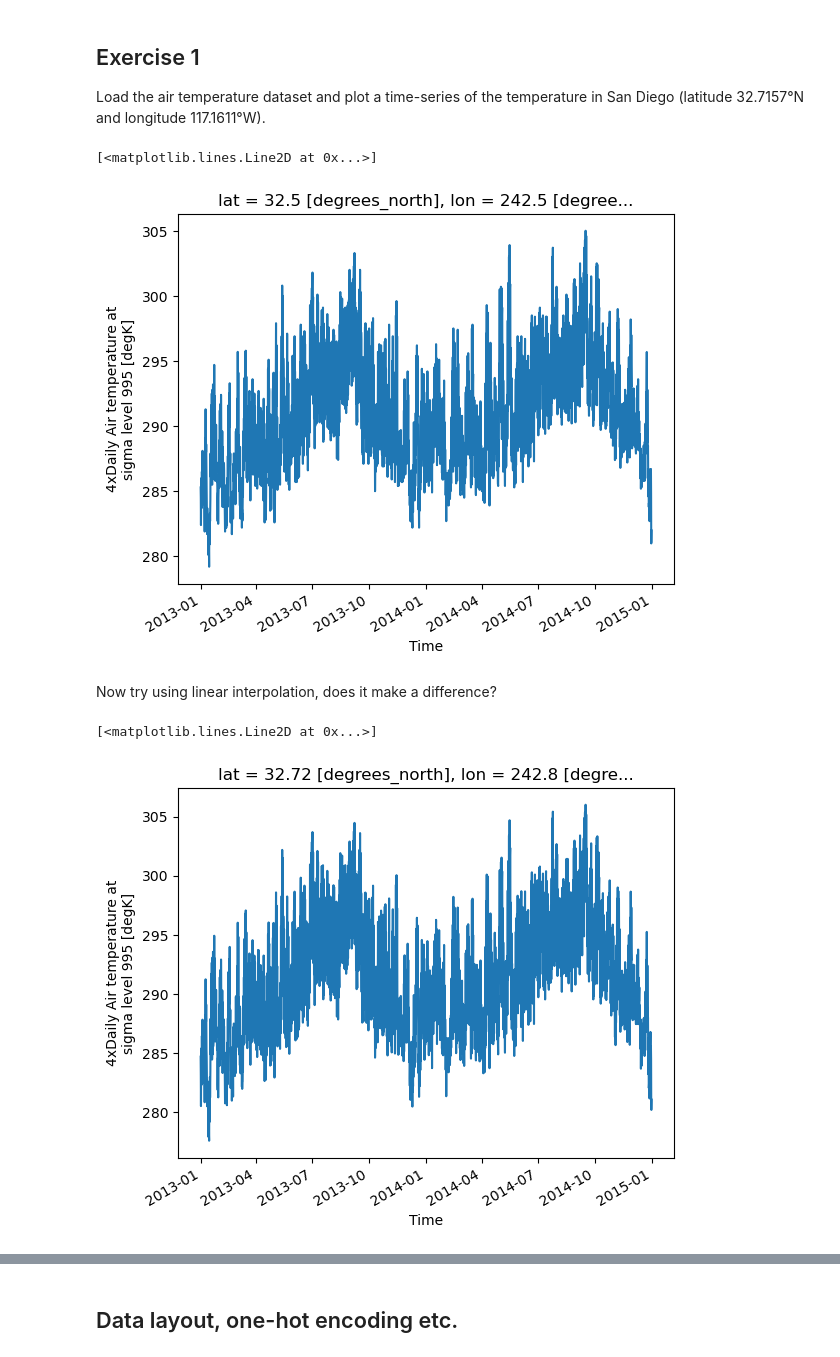
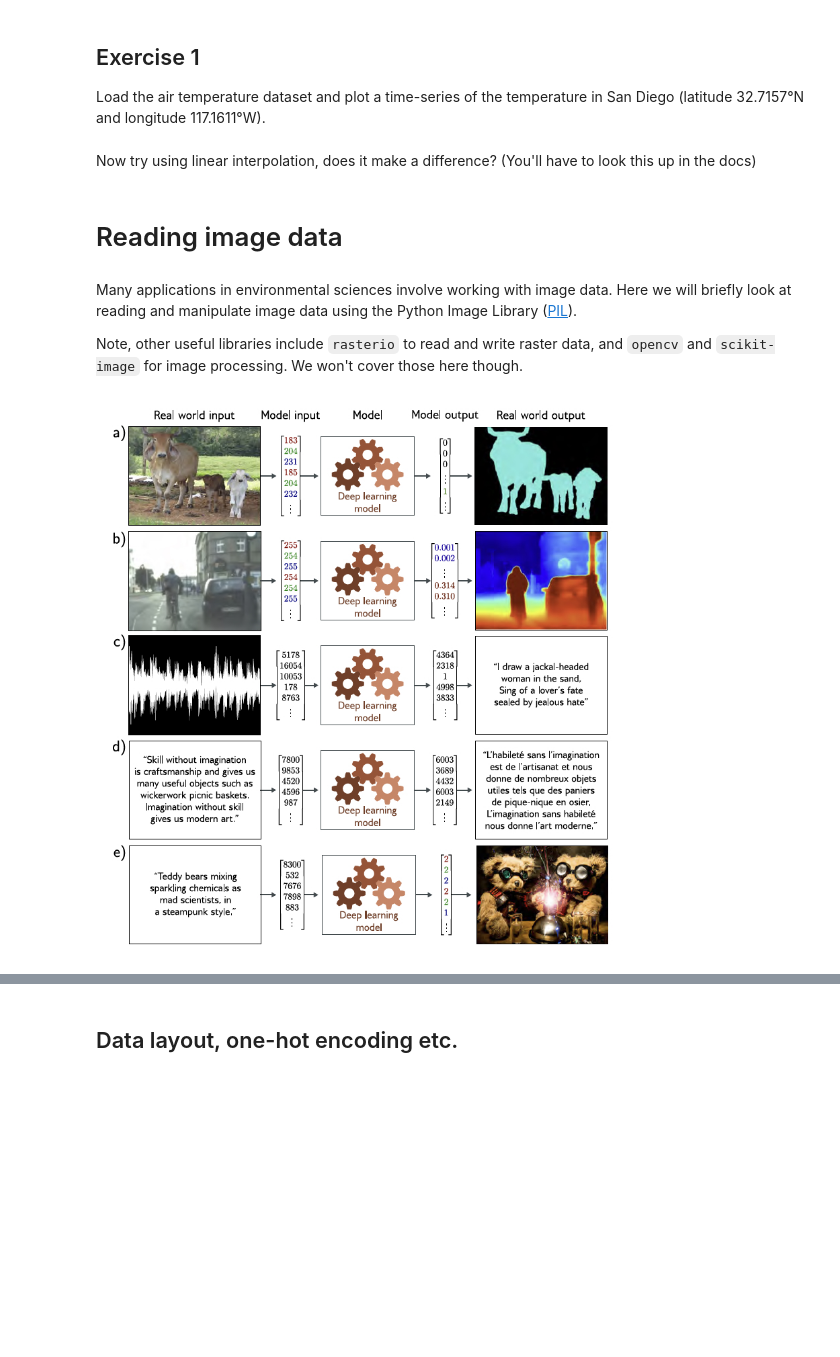
Before and after one commit to climate-analytics-lab/sioc209-2024-sp, a Jupyter notebook: sioc209-2024-sp/01_intro/03_feature_engineering.ipynb, the cells around one changed output, grey strips where cells are left out. Cells and saved outputs as stored; diff of their text form; code cells hidden in the pictures; blank space fills up the shorter version.

```diff
--- a/sioc209-2024-sp/01_intro/03_feature_engineering.ipynb
+++ b/sioc209-2024-sp/01_intro/03_feature_engineering.ipynb
@@ -514,16 +496,17 @@ array([[[241.2    , 242.5    , 243.5    , ..., 232.79999, 235.5    ,
 ## Exercise 1
 
 Load the air temperature dataset and plot a time-series of the temperature in San Diego (latitude 32.7157°N and longitude 117.1611°W).
-# %%
-ds = xr.tutorial.load_dataset("air_temperature")
-ds.air.sel(lat=32.7157, lon=242.8389, method='nearest').plot()
-# %% [output]
-[<matplotlib.lines.Line2D at 0x...>]
-[figure, removed]
 # %% [markdown]
-Now try using linear interpolation, does it make a difference?
+Now try using linear interpolation, does it make a difference? (You'll have to look this up in the docs)
-# %%
-ds.air.interp(lat=32.7157, lon=242.8389, method='linear').plot()
-# %% [output]
-[<matplotlib.lines.Line2D at 0x...>]
-[figure, removed]
+# %% [markdown]
+# Reading image data
+# %% [markdown]
+Many applications in environmental sciences involve working with image data. Here we will briefly look at reading and manipulate image data using the Python Image Library ([PIL](https://pillow.readthedocs.io/en/stable/handbook/index.html)).
+
+Note, other useful libraries include `rasterio` to read and write raster data, and  `opencv` and `scikit-image` for image processing. We won't cover those here though.
+# %%
+from PIL import Image
+img = Image.open("_images/advanced_supervised.jpg")
+img
+# %% [output]
+[figure, added]
```
Also changed, not shown: parts of 83 cells of this notebook, 1 other file.
